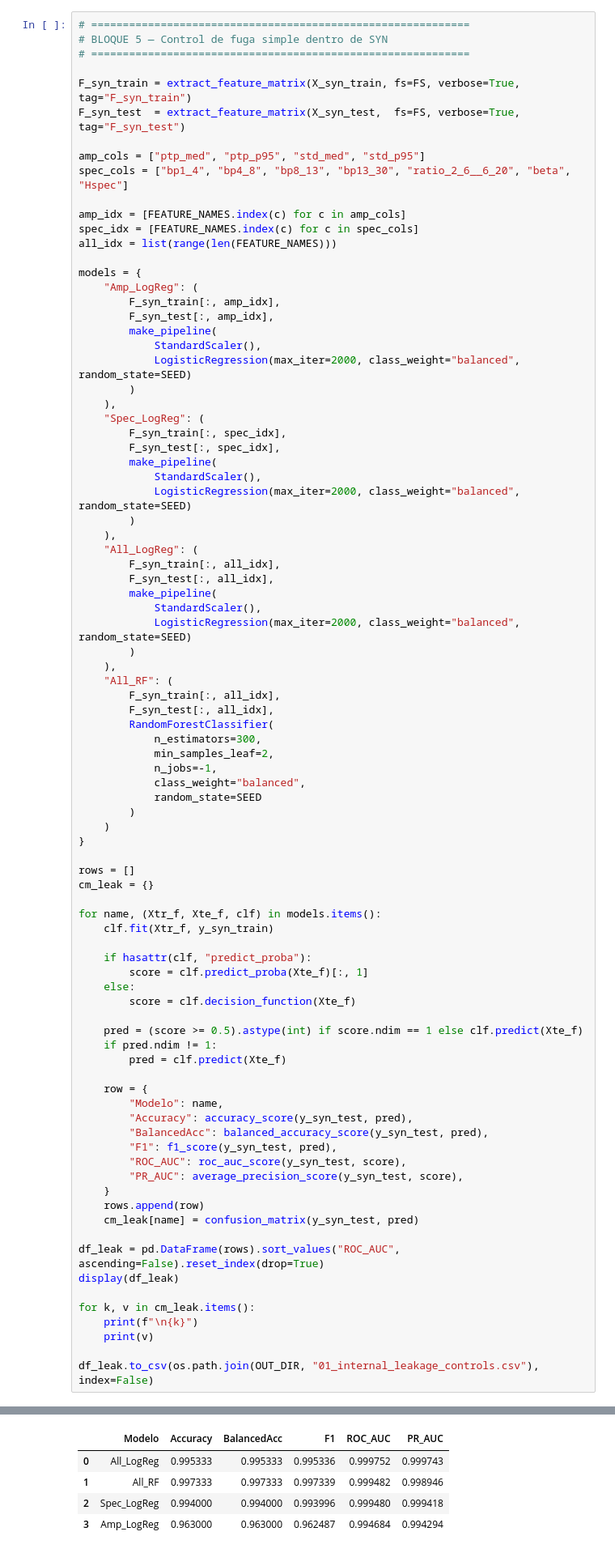
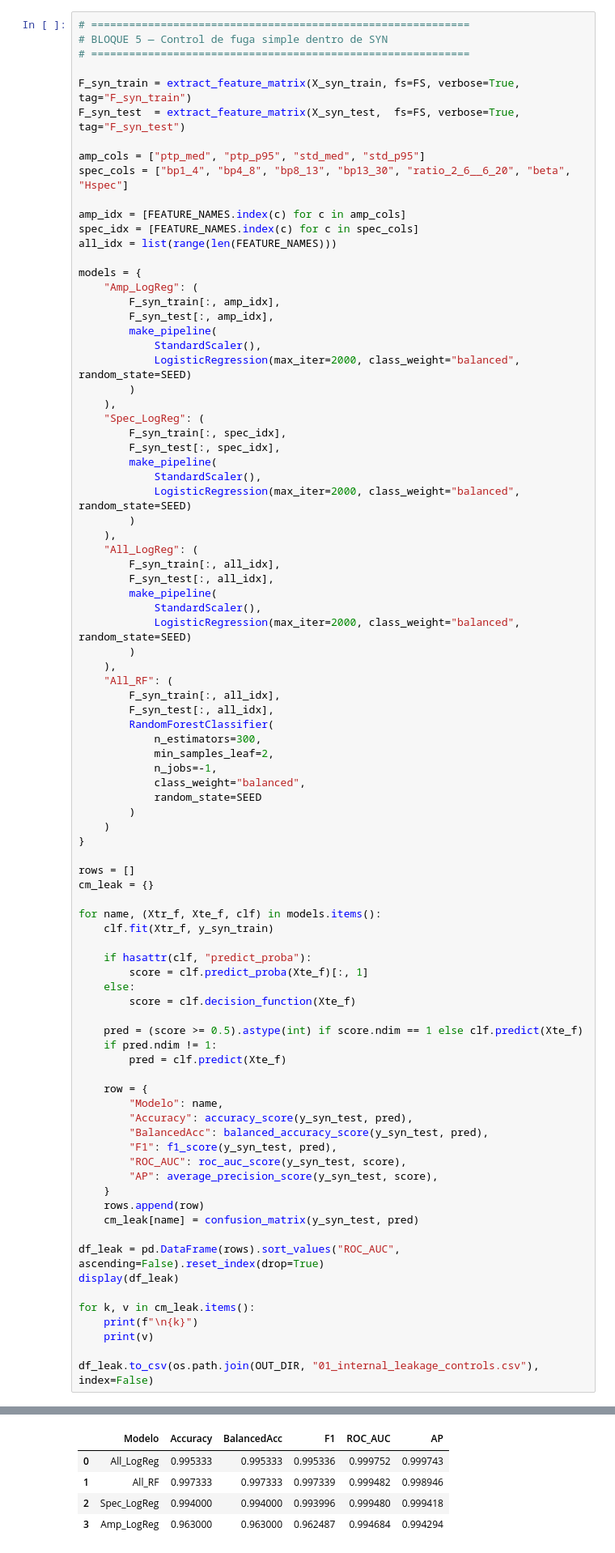
Before and after one commit to EMENESES86/EEGSynthesizer, a Jupyter notebook: 1_1_EEGSynthesizer_VALIDATION.ipynb, the cells around one changed output, grey strips where cells are left out. Shown at 81% size. Drawn from its saved outputs; the diff is of its cells as text.

```diff
--- a/1_1_EEGSynthesizer_VALIDATION.ipynb
+++ b/1_1_EEGSynthesizer_VALIDATION.ipynb
@@ -798,7 +798,7 @@ for name, (Xtr_f, Xte_f, clf) in models.items():
         "BalancedAcc": balanced_accuracy_score(y_syn_test, pred),
         "F1": f1_score(y_syn_test, pred),
         "ROC_AUC": roc_auc_score(y_syn_test, score),
-        "PR_AUC": average_precision_score(y_syn_test, score),
+        "AP": average_precision_score(y_syn_test, score),
     }
     rows.append(row)
     cm_leak[name] = confusion_matrix(y_syn_test, pred)
@@ -833,4 +833,4 @@ F_syn_test listo en 13.7s
-|  | Modelo | Accuracy | BalancedAcc | F1 | ROC_AUC | PR_AUC |
+|  | Modelo | Accuracy | BalancedAcc | F1 | ROC_AUC | AP |
 | 0 | All_LogReg | 0.995333 | 0.995333 | 0.995336 | 0.999752 | 0.999743 |
 | 1 | All_RF | 0.997333 | 0.997333 | 0.997339 | 0.999482 | 0.998946 |
 | 2 | Spec_LogReg | 0.994000 | 0.994000 | 0.993996 | 0.999480 | 0.999418 |
```
Also changed, not shown: parts of 7 cells of this notebook, 1 other file.
